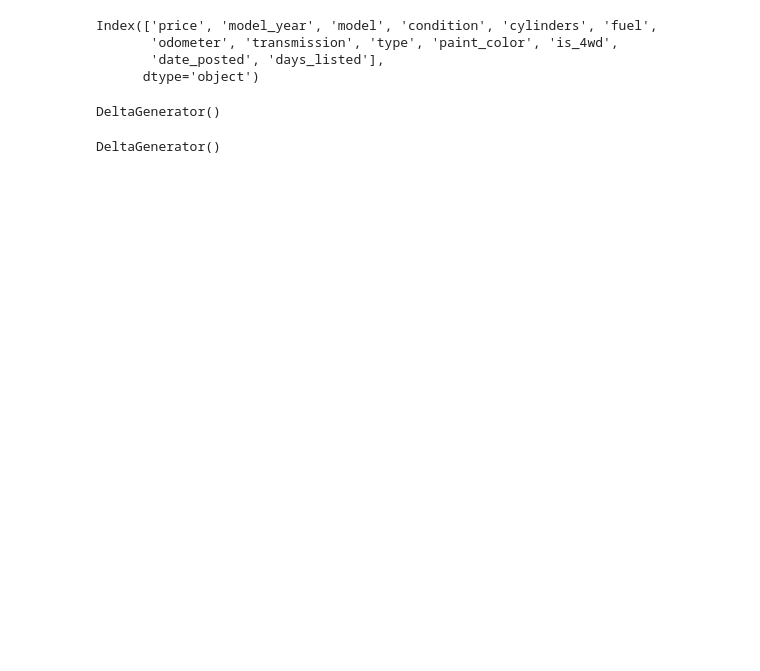
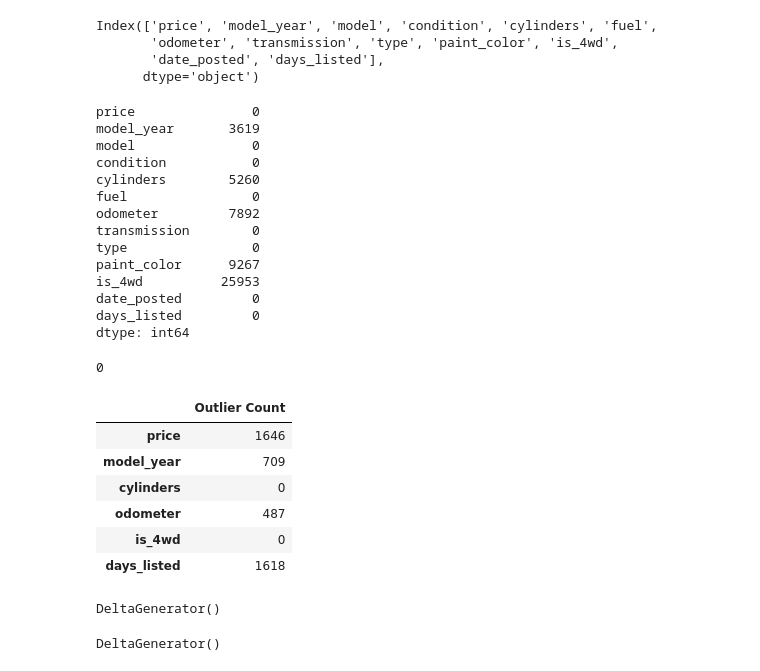
Before and after one commit to joel9779/Predictive_Car_Maintenance_cost, a Jupyter notebook: notebooks/EDA.ipynb, the cells around one changed output. Cells and saved outputs as stored; diff of their text form; code cells hidden in the pictures; blank space fills up the shorter version.

```diff
--- a/notebooks/EDA.ipynb
+++ b/notebooks/EDA.ipynb
@@ -55,3 +55,60 @@ Index(['price', 'model_year', 'model', 'condition', 'cylinders', 'fuel',
        'odometer', 'transmission', 'type', 'paint_color', 'is_4wd',
        'date_posted', 'days_listed'],
       dtype='object')
+# %%
+# Check for missing values
+st.write("### Missing Values")
+missing_values = vehicles_df.isnull().sum()
+st.write(missing_values[missing_values > 0])
+
+display(missing_values)
+
+# Check for duplicates
+st.write("### Duplicate Rows")
+duplicate_count = vehicles_df.duplicated().sum()
+st.write(f"Number of duplicate rows: {duplicate_count}")
+
+display(duplicate_count)
+
+# Detect outliers in numerical columns using IQR
+st.write("### Outliers Detection")
+numerical_columns = vehicles_df.select_dtypes(include=['int64', 'float64']).columns
+
+outliers_info = {}
+for col in numerical_columns:
+    Q1 = vehicles_df[col].quantile(0.25)
+    Q3 = vehicles_df[col].quantile(0.75)
+    IQR = Q3 - Q1
+    lower_bound = Q1 - 1.5 * IQR
+    upper_bound = Q3 + 1.5 * IQR
+    outliers = vehicles_df[(vehicles_df[col] < lower_bound) | (vehicles_df[col] > upper_bound)]
+    outliers_info[col] = len(outliers)
+
+# Display outlier counts per column
+outliers_info = pd.DataFrame.from_dict(outliers_info, orient='index', columns=['Outlier Count'])
+st.write(outliers_info.sort_values(by='Outlier Count', ascending=False))
+
+display(outliers_info)
+# %% [output]
+price               0
+model_year       3619
+model               0
+condition           0
+cylinders        5260
+fuel                0
+odometer         7892
+transmission        0
+type                0
+paint_color      9267
+is_4wd          25953
+date_posted         0
+days_listed         0
+dtype: int64
+0
+|  | Outlier Count |
+| price | 1646 |
+| model_year | 709 |
+| cylinders | 0 |
+| odometer | 487 |
+| is_4wd | 0 |
+| days_listed | 1618 |
```
Also changed, not shown: parts of 1 cell of this notebook, 1 other file.
